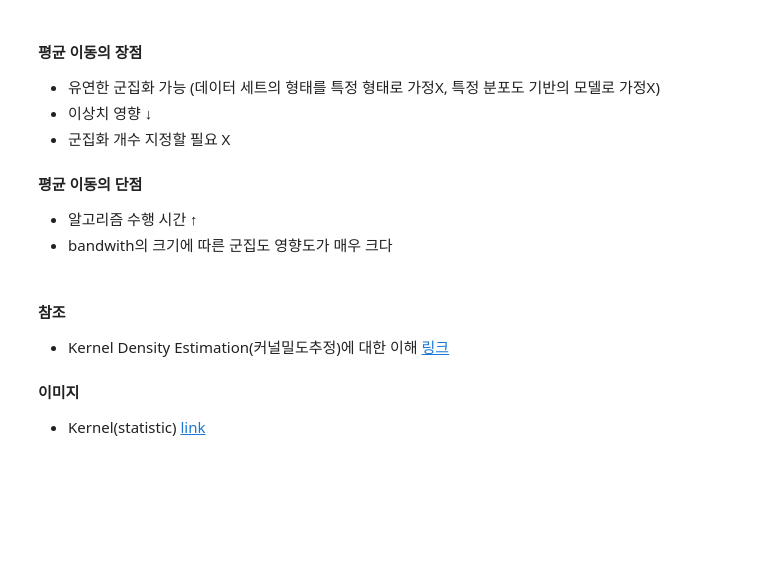
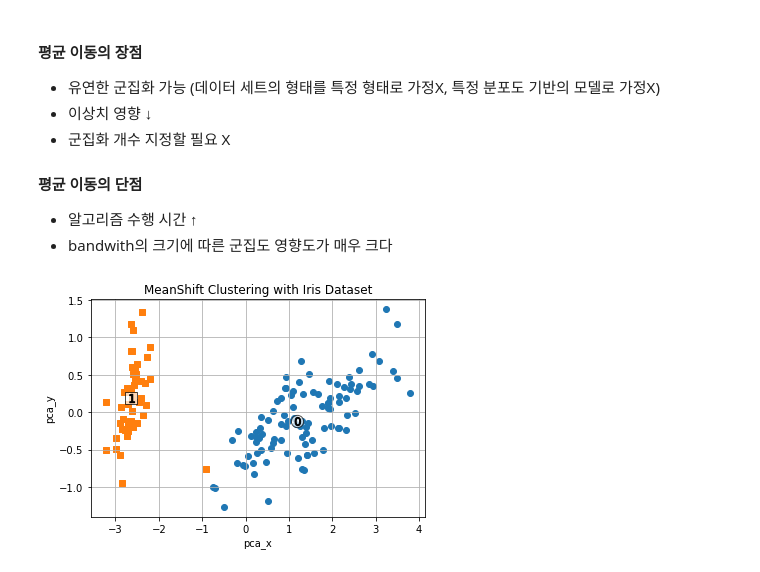
Before and after one commit to dddonghwa/ml-definitive-guide, a Jupyter notebook: ch07_clustering/ch07_3_mean_shift.ipynb, the cells around one changed output. Drawn from its saved outputs; the diff is of its cells as text; code cells hidden in the pictures; blank space fills up the shorter version.

```diff
--- a/ch07_clustering/ch07_3_mean_shift.ipynb
+++ b/ch07_clustering/ch07_3_mean_shift.ipynb
@@ -138,9 +138,45 @@ Name: ftr1, dtype: int64
 #### 평균 이동의 단점
 - 알고리즘 수행 시간 ↑
 - bandwith의 크기에 따른 군집도 영향도가 매우 크다
-# %% [markdown]
-#### 참조
-- Kernel Density Estimation(커널밀도추정)에 대한 이해 [링크](https://darkpgmr.tistory.com/147)
-
-#### 이미지
-- Kernel(statistic) [link](https://en.wikipedia.org/wiki/Kernel_(statistics)#Kernel_functions_in_common_use)
+# %%
+import numpy as np
+import pandas as pd
+import matplotlib.pyplot as plt
+
+from sklearn.datasets import load_iris
+from sklearn.decomposition import PCA
+from sklearn.cluster import MeanShift, estimate_bandwidth
+
+# load_iris
+iris = load_iris()
+cols = ['sepal_length', 'sepal_width','petal_length','petal_width']
+iris_df = pd.DataFrame(iris.data, columns = cols)
+iris_df['target'] = iris.target
+
+# PCA
+pca = PCA(n_components=2)
+iris_pca = pca.fit_transform(iris.data)
+iris_df[['ftr1','ftr2']] = iris_pca
+
+# MeanShift
+best_h = estimate_bandwidth(iris_pca)
+meanshift = MeanShift(bandwidth=best_h)
+iris_df['meanshift_label'] = meanshift.fit_predict(iris_pca)
+centers = meanshift.cluster_centers_
+
+# plot
+markers = ['o','s']
+for i, mark in enumerate(markers) :
+    pca_x = iris_df[iris_df['meanshift_label']==i]['ftr1']
+    pca_y = iris_df[iris_df['meanshift_label']==i]['ftr2']
+    plt.scatter(pca_x, pca_y, marker=mark)
+    plt.scatter(centers[i,0], centers[i,1], marker= mark, s=150, c='white', alpha=0.7, edgecolor='k')
+    plt.scatter(centers[i,0], centers[i,1], marker='$%d$'%i, s=70, c='k')
+
+plt.title('MeanShift Clustering with Iris Dataset')
+plt.xlabel('pca_x')
+plt.ylabel('pca_y')
+plt.grid()
+plt.show()
+# %% [output]
+[figure, added]
```
Also changed, not shown: 4 other files.
